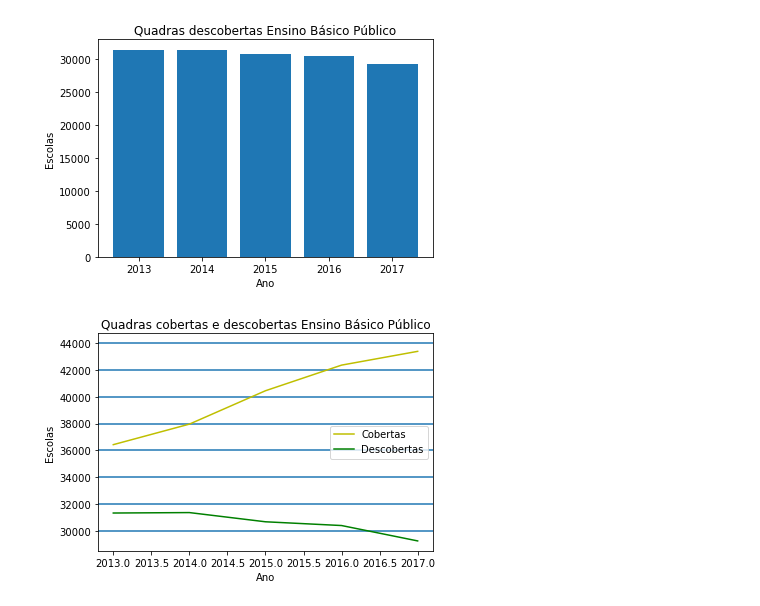
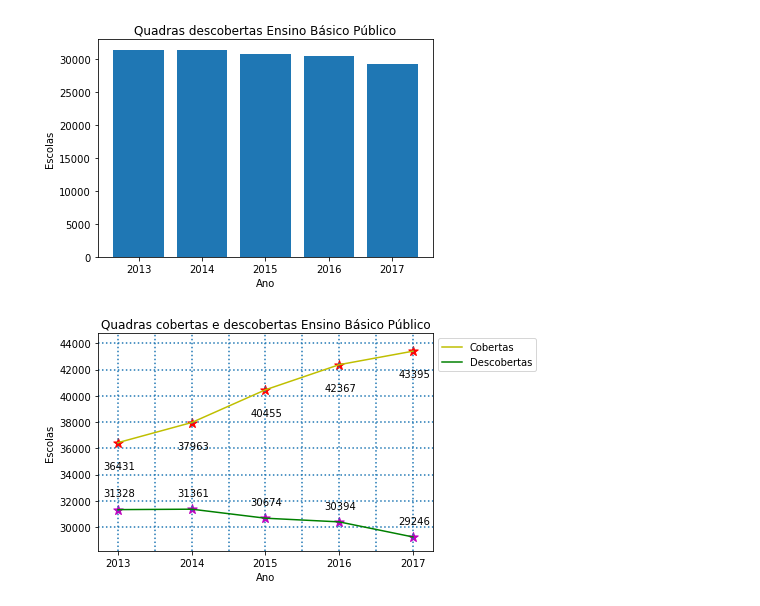
Before and after one commit to lucasokazaki/Quadras-cobertas-e-descobertas-Ensino-B-sico-P-blico, a Jupyter notebook: Untitled.ipynb, the cells around one changed output. Drawn from its saved outputs; the diff is of its cells as text; code cells hidden in the pictures.

```diff
--- a/Untitled.ipynb
+++ b/Untitled.ipynb
@@ -64,24 +62,41 @@ plt.show()
 # %%
 x = [2013, 2014, 2015, 2016, 2017]
 y = [(coberta_2013), (coberta_2014), (coberta_2015), (coberta_2016), (coberta_2017)]
 b = [(descoberta_2013), (descoberta_2014), (descoberta_2015), (descoberta_2016), (descoberta_2017)]
 fig = plt.figure()
 ax1 = fig.add_subplot()
 
 plt.title('Quadras cobertas e descobertas Ensino Básico Público')
 plt.xlabel('Ano')
 plt.ylabel('Escolas')
-ax1.axhline(44000)
-ax1.axhline(42000)
-ax1.axhline(40000)
-ax1.axhline(38000)
-ax1.axhline(36000)
-ax1.axhline(34000)
-ax1.axhline(32000)
-ax1.axhline(30000)
+ax1.axhline(44000, linestyle = ':')
+ax1.axvline(2017.0, linestyle = ':')
+ax1.axhline(42000, linestyle = ':')
+ax1.axvline(2016.5, linestyle = ':')
+ax1.axhline(40000, linestyle = ':')
+ax1.axvline(2016.0, linestyle = ':')
+ax1.axhline(38000, linestyle = ':')
+ax1.axvline(2015.5, linestyle = ':')
+ax1.axhline(36000, linestyle = ':')
+ax1.axvline(2015.0, linestyle = ':')
+ax1.axhline(34000, linestyle = ':')
+ax1.axvline(2014.5, linestyle = ':')
+ax1.axhline(32000, linestyle = ':')
+ax1.axvline(2014.0, linestyle = ':')
+ax1.axhline(30000, linestyle = ':')
+ax1.axvline(2013.5, linestyle = ':')
+ax1.axvline(2013.0, linestyle = ':')
 plt.plot(x, y,  color ='y', label = 'Cobertas')
+plt.scatter(x, y, color = 'r', marker = '*', s=100)
 plt.plot(x, b,color = 'g', label = 'Descobertas')
-plt.legend()
+plt.scatter(x, b, color = 'm', marker = '*', s=100)
+for i, v in enumerate(y):
+    v = round(v, 2)
+    plt.text(x[i] - 0.2, v - 2000, str(v))
+for i, v in enumerate(b):
+    v = round(v, 2)
+    plt.text(x[i] - 0.2, v + 1000, str(v))
+plt.legend(bbox_to_anchor=(1, 1), loc='upper left')
 plt.show()
 # %% [output]
-[figure, old version]
+[figure, new version]
```
Also changed, not shown: parts of 1 cell of this notebook, 1 other file.
